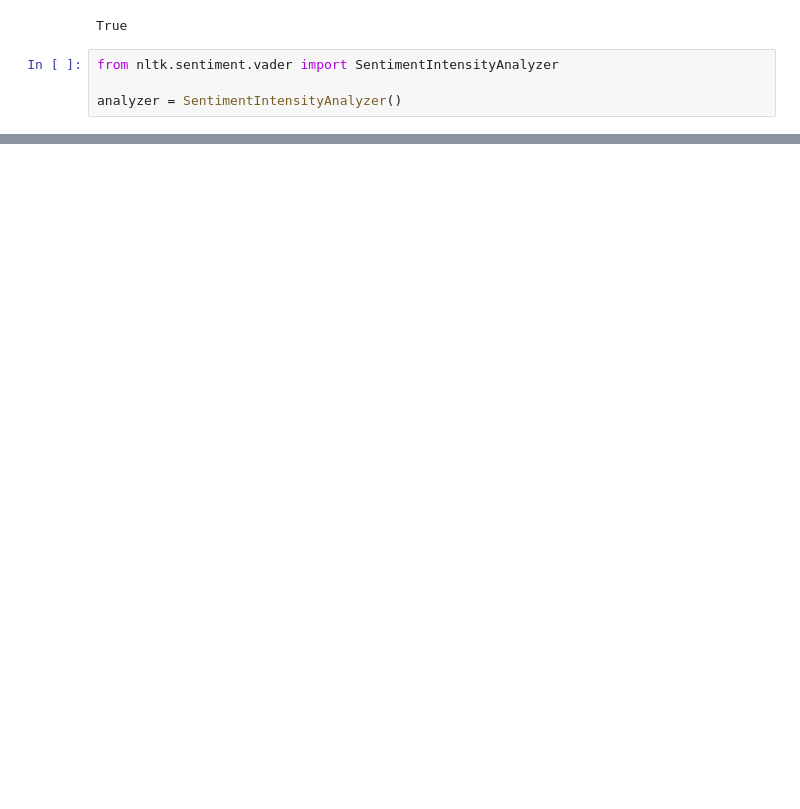
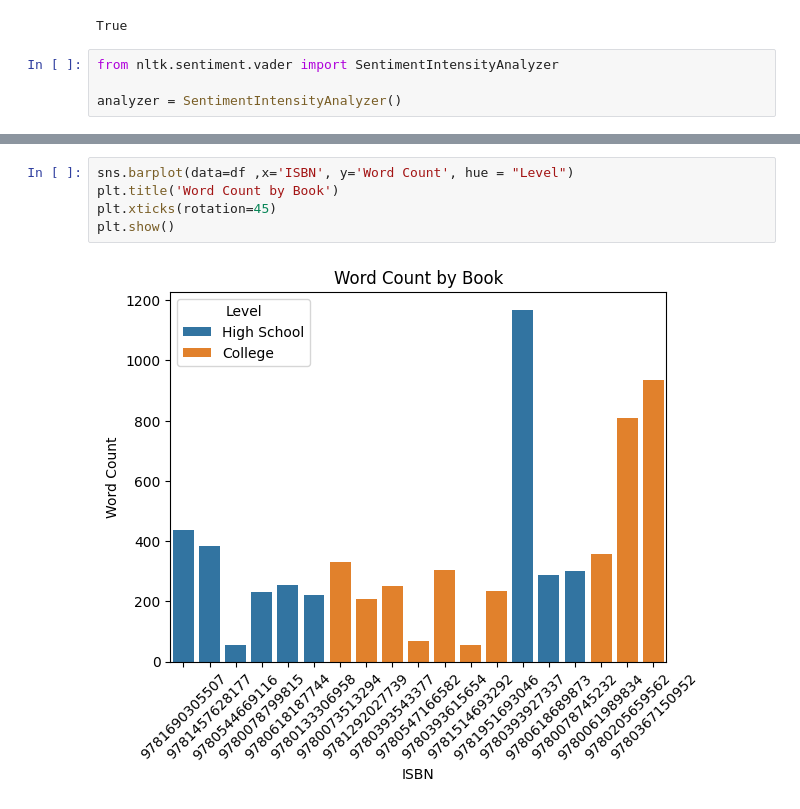
Before and after one commit to abkerper/DS4002_Project1, a Jupyter notebook: Draft1.ipynb, the cells around one changed output, grey strips where cells are left out. Saved outputs shown, nothing was run; the diff lists cells and outputs as text; blank space fills up the shorter version.

```diff
--- a/Draft1.ipynb
+++ b/Draft1.ipynb
@@ -43 +62,8 @@ df['sentiment'] = df['Text'].apply(lambda x: analyzer.polarity_scores(x)['compou
+# %%
+sns.barplot(data=df ,x='ISBN', y='Word Count', hue = "Level")
+plt.title('Word Count by Book')
+plt.xticks(rotation=45)
+plt.show()
+# %% [output]
+[figure, added]
 # %%
```
Also changed, not shown: parts of 14 cells of this notebook.
